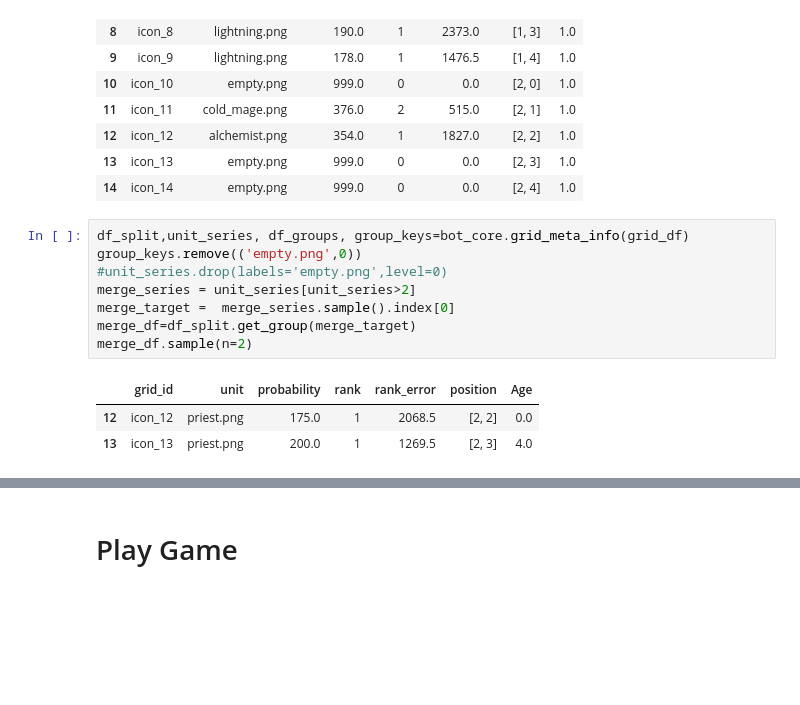
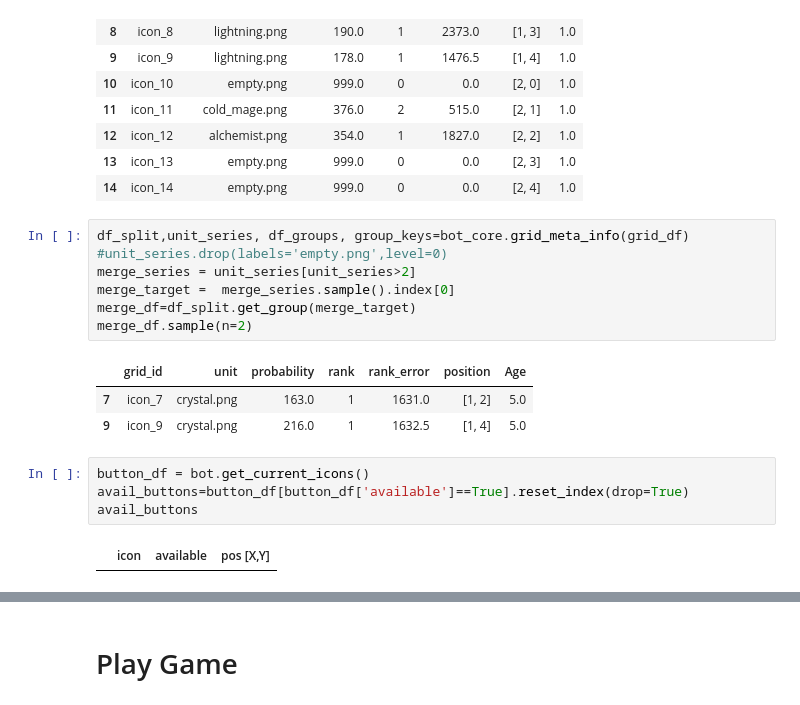
Before and after one commit to AxelBjork/Rush-Royale-Bot, a Jupyter notebook: RR_bot.ipynb, the cells around one changed output, grey strips where cells are left out. Saved outputs shown, nothing was run; the diff lists cells and outputs as text; blank space fills up the shorter version.

```diff
--- a/RR_bot.ipynb
+++ b/RR_bot.ipynb
@@ -82,13 +84,18 @@ prev_grid= grid_df.copy()
 | 14 | icon_14 | empty.png | 999.0 | 0 | 0.0 | [2, 4] | 1.0 |
 # %%
 df_split,unit_series, df_groups, group_keys=bot_core.grid_meta_info(grid_df)
-group_keys.remove(('empty.png',0))
 #unit_series.drop(labels='empty.png',level=0)
 merge_series = unit_series[unit_series>2]
 merge_target =  merge_series.sample().index[0]
 merge_df=df_split.get_group(merge_target)
 merge_df.sample(n=2)
 # %% [output]
 |  | grid_id | unit | probability | rank | rank_error | position | Age |
-| 12 | icon_12 | priest.png | 175.0 | 1 | 2068.5 | [2, 2] | 0.0 |
-| 13 | icon_13 | priest.png | 200.0 | 1 | 1269.5 | [2, 3] | 4.0 |
+| 7 | icon_7 | crystal.png | 163.0 | 1 | 1631.0 | [1, 2] | 5.0 |
+| 9 | icon_9 | crystal.png | 216.0 | 1 | 1632.5 | [1, 4] | 5.0 |
+# %%
+button_df = bot.get_current_icons()
+avail_buttons=button_df[button_df['available']==True].reset_index(drop=True)
+avail_buttons
+# %% [output]
+|  | icon | available | pos [X,Y] |
```
Also changed, not shown: parts of 8 cells of this notebook, 38 other files.
